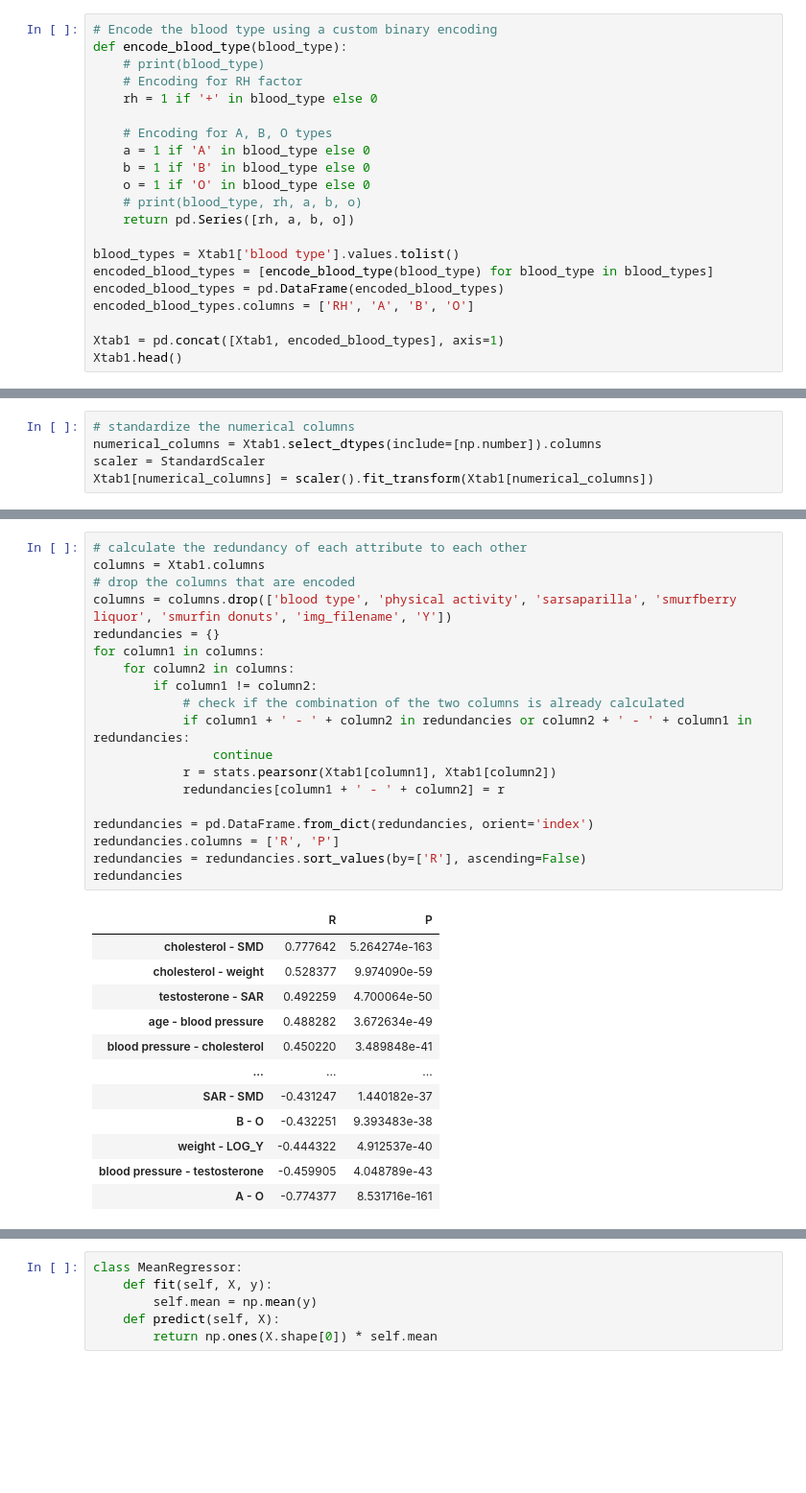
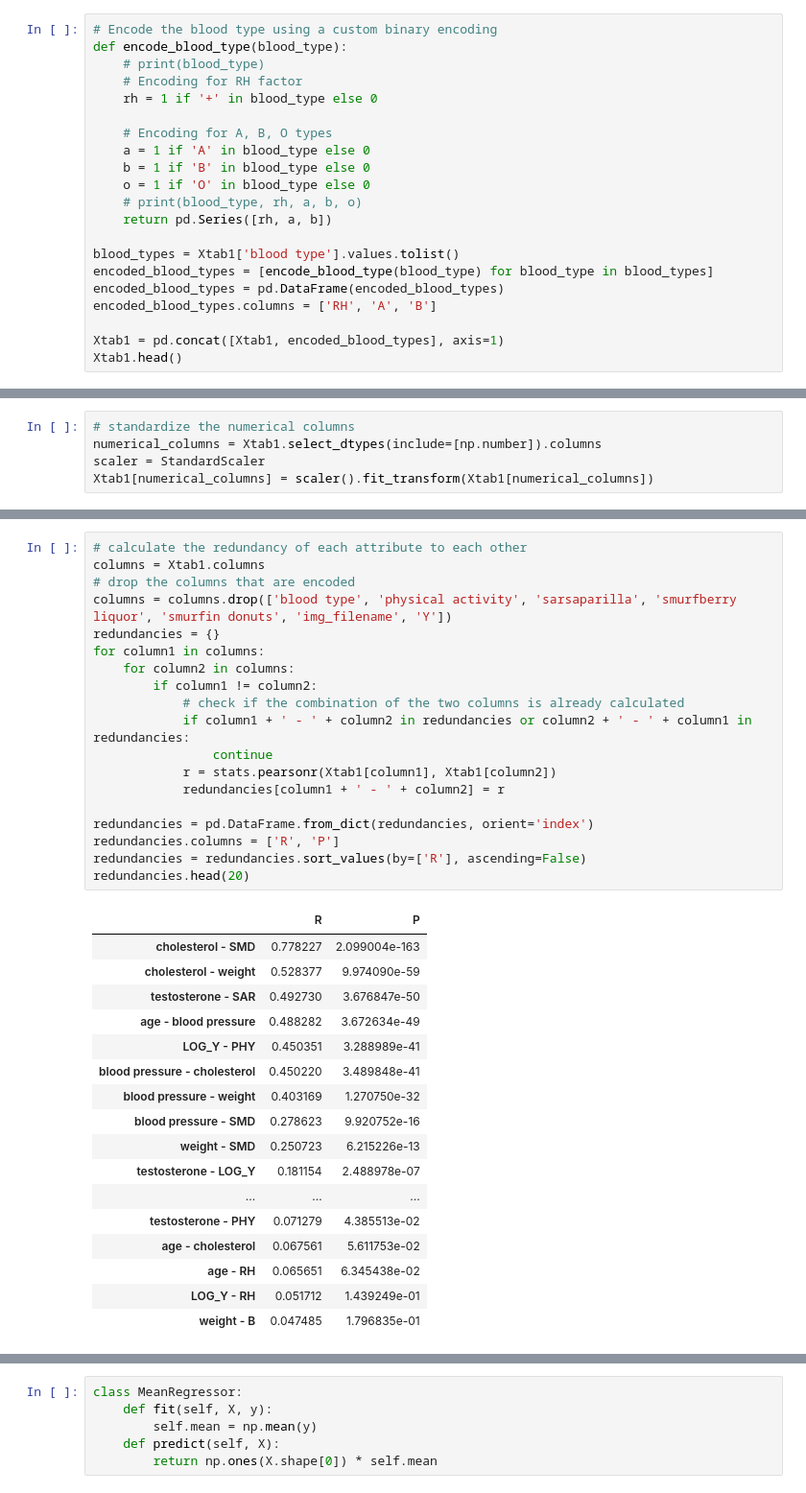
Before and after one commit to FedericaRoberto/UCL-ML-Project, a Jupyter notebook: main.ipynb, the cells around one changed output, grey strips where cells are left out. Shown: that part at 96% size. Cells and saved outputs as stored; diff of their text form; blank space fills up the shorter version.

```diff
--- a/main.ipynb
+++ b/main.ipynb
@@ -180,12 +180,12 @@ def encode_blood_type(blood_type):
     b = 1 if 'B' in blood_type else 0
     o = 1 if 'O' in blood_type else 0
     # print(blood_type, rh, a, b, o)
-    return pd.Series([rh, a, b, o])
+    return pd.Series([rh, a, b])
 
 blood_types = Xtab1['blood type'].values.tolist()
 encoded_blood_types = [encode_blood_type(blood_type) for blood_type in blood_types]
 encoded_blood_types = pd.DataFrame(encoded_blood_types)
-encoded_blood_types.columns = ['RH', 'A', 'B', 'O']
+encoded_blood_types.columns = ['RH', 'A', 'B']
 
 Xtab1 = pd.concat([Xtab1, encoded_blood_types], axis=1)
 Xtab1.head()
@@ -366,32 +364,37 @@ relevances
 # %%
 # calculate the redundancy of each attribute to each other
 columns = Xtab1.columns
 # drop the columns that are encoded
 columns = columns.drop(['blood type', 'physical activity', 'sarsaparilla', 'smurfberry liquor', 'smurfin donuts', 'img_filename', 'Y'])
 redundancies = {}
 for column1 in columns:
     for column2 in columns:
         if column1 != column2:
             # check if the combination of the two columns is already calculated
             if column1 + ' - ' + column2 in redundancies or column2 + ' - ' + column1 in redundancies:
                 continue
             r = stats.pearsonr(Xtab1[column1], Xtab1[column2])
             redundancies[column1 + ' - ' + column2] = r
 
 redundancies = pd.DataFrame.from_dict(redundancies, orient='index')
 redundancies.columns = ['R', 'P']
 redundancies = redundancies.sort_values(by=['R'], ascending=False)
-redundancies
+redundancies.head(20)
 # %% [output]
 |  | R | P |
-| cholesterol - SMD | 0.777642 | 5.264274e-163 |
+| cholesterol - SMD | 0.778227 | 2.099004e-163 |
 | cholesterol - weight | 0.528377 | 9.974090e-59 |
-| testosterone - SAR | 0.492259 | 4.700064e-50 |
+| testosterone - SAR | 0.492730 | 3.676847e-50 |
 | age - blood pressure | 0.488282 | 3.672634e-49 |
+| LOG_Y - PHY | 0.450351 | 3.288989e-41 |
 | blood pressure - cholesterol | 0.450220 | 3.489848e-41 |
+| blood pressure - weight | 0.403169 | 1.270750e-32 |
+| blood pressure - SMD | 0.278623 | 9.920752e-16 |
+| weight - SMD | 0.250723 | 6.215226e-13 |
+| testosterone - LOG_Y | 0.181154 | 2.488978e-07 |
 | ... | ... | ... |
-| SAR - SMD | -0.431247 | 1.440182e-37 |
-| B - O | -0.432251 | 9.393483e-38 |
-| weight - LOG_Y | -0.444322 | 4.912537e-40 |
-| blood pressure - testosterone | -0.459905 | 4.048789e-43 |
-| A - O | -0.774377 | 8.531716e-161 |
+| testosterone - PHY | 0.071279 | 4.385513e-02 |
+| age - cholesterol | 0.067561 | 5.611753e-02 |
+| age - RH | 0.065651 | 6.345438e-02 |
+| LOG_Y - RH | 0.051712 | 1.439249e-01 |
+| weight - B | 0.047485 | 1.796835e-01 |
```
Also changed, not shown: parts of 12 cells of this notebook, 4 other files.
